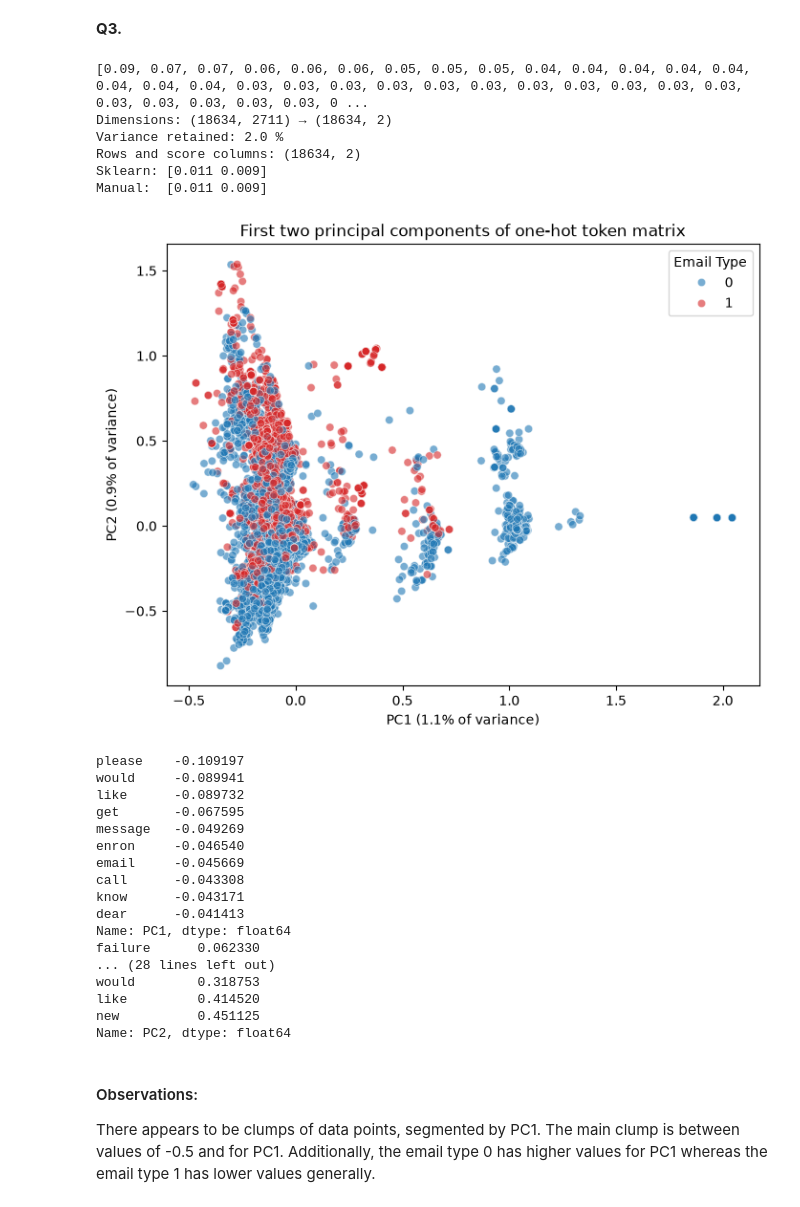
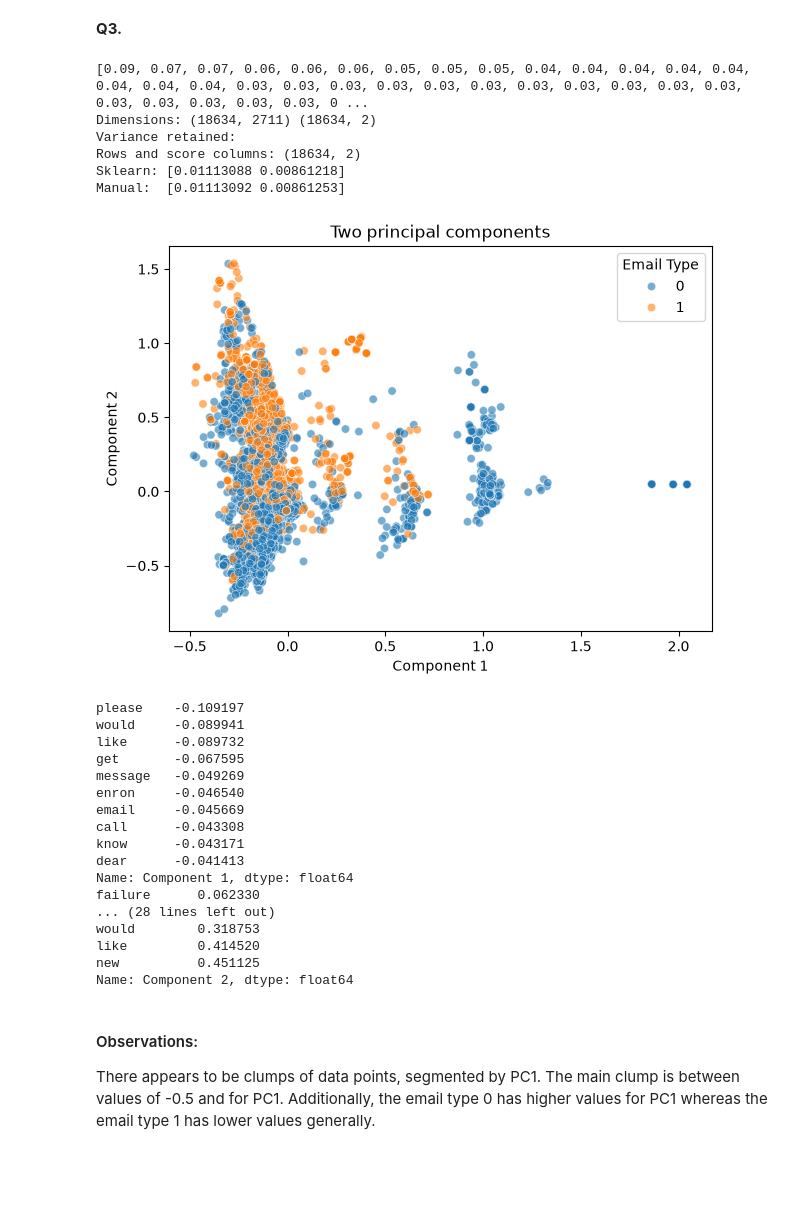
Before and after one commit to Graham-Evans7/A05-pca, a Jupyter notebook: notebook.ipynb, the cells around one changed output. Drawn from its saved outputs; the diff is of its cells as text; code cells hidden in the pictures; blank space fills up the shorter version.

```diff
--- a/notebook.ipynb
+++ b/notebook.ipynb
@@ -124,54 +124,54 @@ y = data["Email Type"]
 
 correlations = X.corr()
 Z = X - X.mean()
 C = (Z.T @ Z) / (len(Z) - 1)
 
 eigenvalues, eigenvectors = np.linalg.eigh(C)
 order = np.argsort(eigenvalues)[::-1]
 eigenvalues = eigenvalues[order]
 eigenvectors = eigenvectors[:, order]
 print(eigenvalues.round(2).tolist())
 
 L = 2
 P = eigenvectors[:, :L]
 X_pca = Z @ P
 explained_ratio = eigenvalues / eigenvalues.sum()
 
-print("Dimensions:", X.shape, "→", X_pca.shape)
-print("Variance retained:", round(100 * explained_ratio[:L].sum(), 1), "%")
+print("Dimensions:", X.shape, X_pca.shape)
+print("Variance retained:")
 
 pca = PCA(n_components=L).fit(X)
 X_pca_sklearn = pca.transform(X)
 print("Rows and score columns:", X_pca_sklearn.shape)
-print("Sklearn:", pca.explained_variance_ratio_.round(3))
-print("Manual: ", explained_ratio[:L].round(3))
+print("Sklearn:", pca.explained_variance_ratio_)
+print("Manual: ", explained_ratio[:L])
 
-pca_df = pd.DataFrame(X_pca.values, columns=["PC1", "PC2"])
+pca_df = pd.DataFrame(X_pca.values, columns=["Component 1", "Component 2"])
 pca_df["Email Type"] = y.values
 
-plt.figure(figsize=(8, 6))
+plt.figure(figsize=(7, 5))
 sns.scatterplot(
-    data=pca_df, x="PC1", y="PC2",
-    hue="Email Type", alpha=0.6, palette={0: "tab:blue", 1: "tab:red"},
+    data=pca_df, x="Component 1", y="Component 2",
+    hue="Email Type", alpha=0.6
 )
-plt.title("First two principal components of one-hot token matrix")
-plt.xlabel(f"PC1 ({explained_ratio[0]:.1%} of variance)")
-plt.ylabel(f"PC2 ({explained_ratio[1]:.1%} of variance)")
+plt.title("Two principal components")
+plt.xlabel(f"Component 1")
+plt.ylabel(f"Component 2")
 plt.show()
 
-loadings = pd.DataFrame(P, index=X.columns, columns=["PC1", "PC2"])
-print(loadings["PC1"].sort_values().head(10))   # most negative
-print(loadings["PC1"].sort_values().tail(10))   # most positive
-print(loadings["PC2"].sort_values().head(10))
-print(loadings["PC2"].sort_values().tail(10))
+loadings = pd.DataFrame(P, index=X.columns, columns=["Component 1", "Component 2"])
+print(loadings["Component 1"].sort_values().head(10))
+print(loadings["Component 1"].sort_values().tail(10))
+print(loadings["Component 2"].sort_values().head(10))
+print(loadings["Component 2"].sort_values().tail(10))
 # %% [output]
 [0.09, 0.07, 0.07, 0.06, 0.06, 0.06, 0.05, 0.05, 0.05, 0.04, 0.04, 0.04, 0.04, 0.04, 0.04, 0.04, 0.04, 0.03, 0.03, 0.03, 0.03, 0.03, 0.03, 0.03, 0.03, 0.03, 0.03, 0.03, 0.03, 0.03, 0.03, 0.03, 0.03, 0 ...
-Dimensions: (18634, 2711) → (18634, 2)
-Variance retained: 2.0 %
+Dimensions: (18634, 2711) (18634, 2)
+Variance retained:
 Rows and score columns: (18634, 2)
-Sklearn: [0.011 0.009]
-Manual:  [0.011 0.009]
+Sklearn: [0.01113088 0.00861218]
+Manual:  [0.01113092 0.00861253]
-[figure, old version]
+[figure, new version]
 please    -0.109197
 would     -0.089941
 like      -0.089732
@@ -182,13 +182,13 @@ email     -0.045669
 call      -0.043308
 know      -0.043171
 dear      -0.041413
-Name: PC1, dtype: float64
+Name: Component 1, dtype: float64
 failure      0.062330
 ... (28 lines left out)
 would        0.318753
 like         0.414520
 new          0.451125
-Name: PC2, dtype: float64
+Name: Component 2, dtype: float64
 # %% [markdown]
 #### Observations:
 
```
Also changed, not shown: parts of 11 cells of this notebook.
